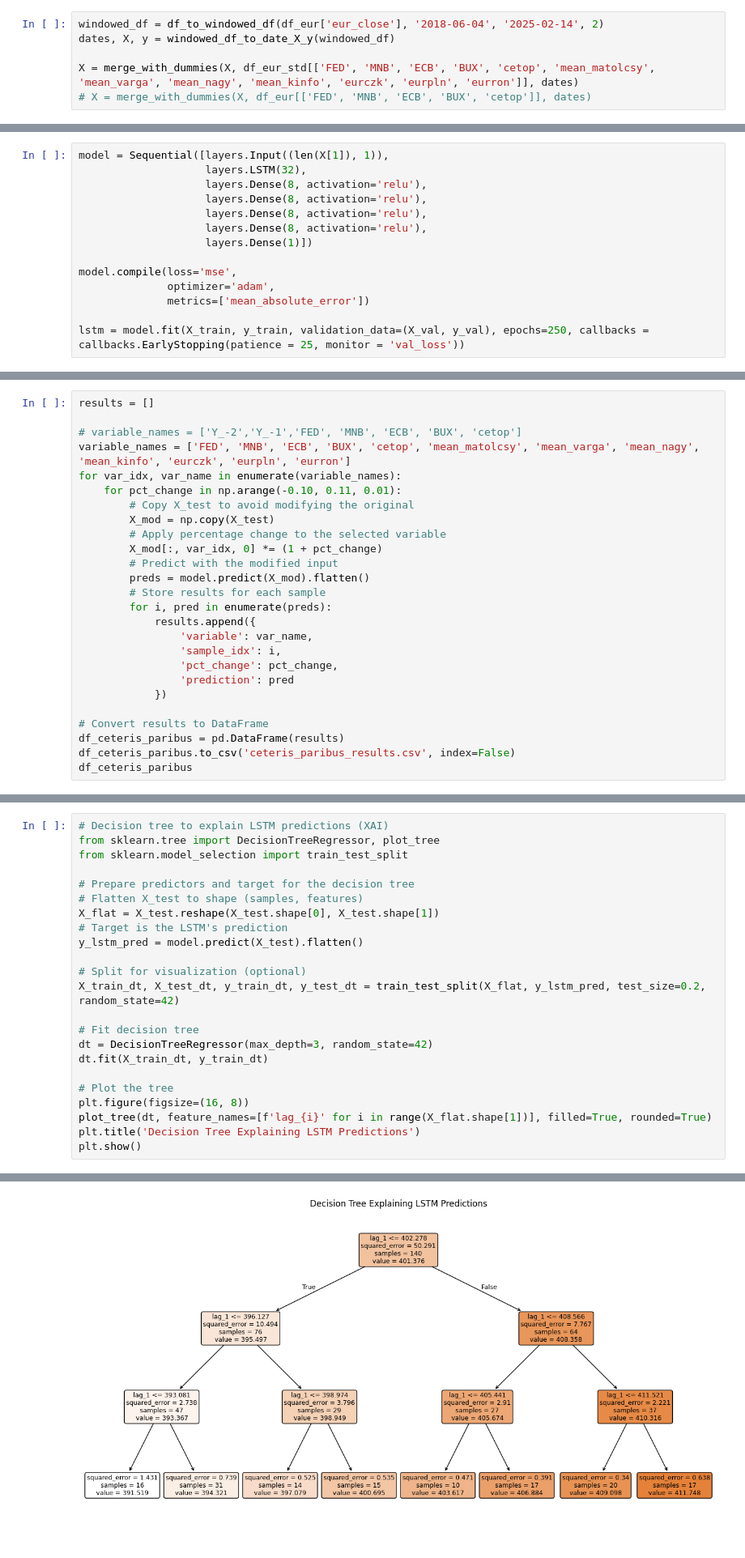
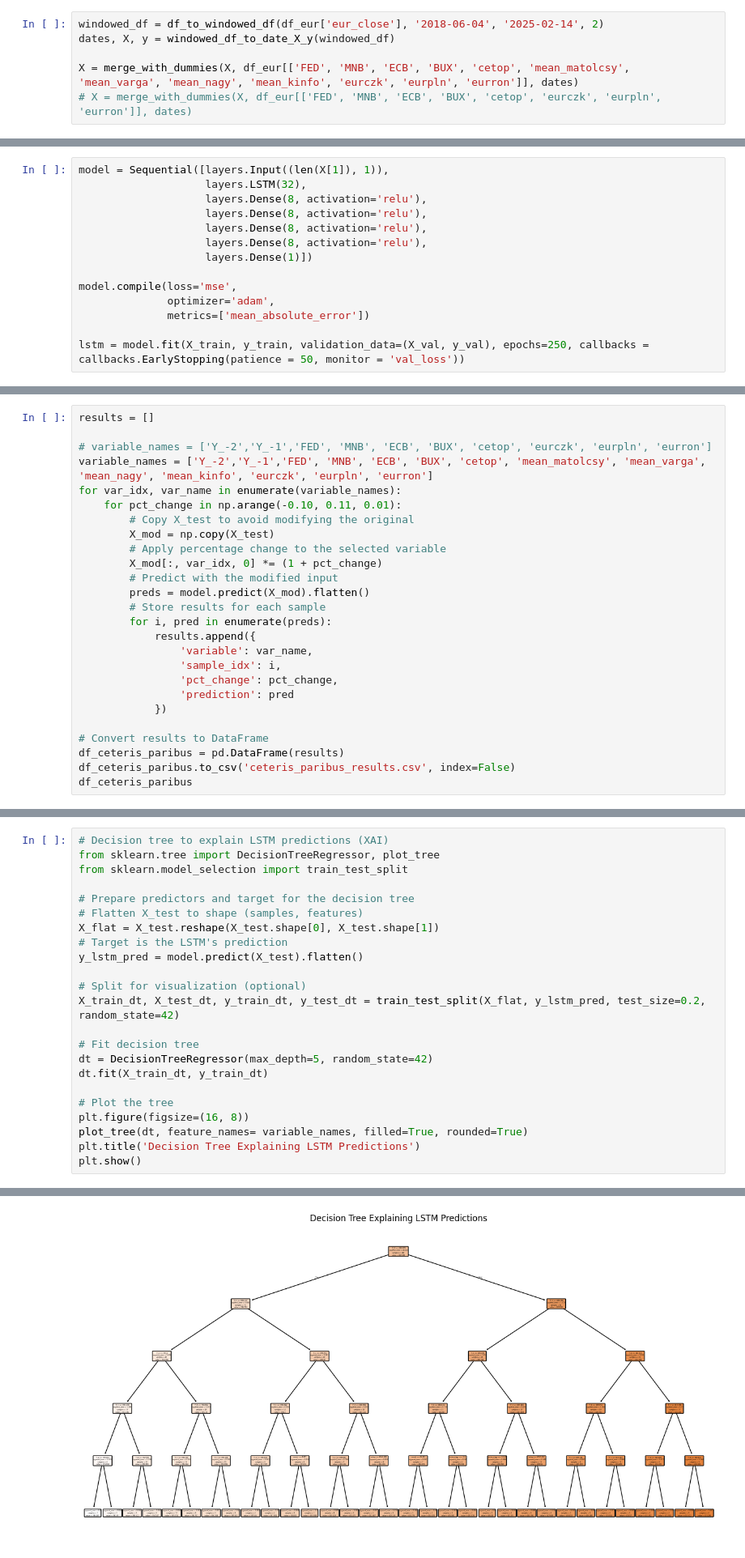
Before and after one commit to DLeves/TDK-Eur-Huf, a Jupyter notebook: LSTM/LSTM_with_base_rate.ipynb, the cells around one changed output, grey strips where cells are left out. Shown: that part at 81% size. Drawn from its saved outputs; the diff is of its cells as text.

```diff
--- a/LSTM/LSTM_with_base_rate.ipynb
+++ b/LSTM/LSTM_with_base_rate.ipynb
@@ -65,8 +63,8 @@ df_eur['eur_close'].plot()
 windowed_df = df_to_windowed_df(df_eur['eur_close'], '2018-06-04', '2025-02-14', 2)
 dates, X, y = windowed_df_to_date_X_y(windowed_df)
 
-X = merge_with_dummies(X, df_eur_std[['FED', 'MNB', 'ECB', 'BUX', 'cetop', 'mean_matolcsy', 'mean_varga', 'mean_nagy', 'mean_kinfo', 'eurczk', 'eurpln', 'eurron']], dates)
-# X = merge_with_dummies(X, df_eur[['FED', 'MNB', 'ECB', 'BUX', 'cetop']], dates)
+X = merge_with_dummies(X, df_eur[['FED', 'MNB', 'ECB', 'BUX', 'cetop', 'mean_matolcsy', 'mean_varga', 'mean_nagy', 'mean_kinfo', 'eurczk', 'eurpln', 'eurron']], dates)
+# X = merge_with_dummies(X, df_eur[['FED', 'MNB', 'ECB', 'BUX', 'cetop', 'eurczk', 'eurpln', 'eurron']], dates)
 # %%
 q_80 = int(len(dates) * .8)
 q_90 = int(len(dates) * .9)
@@ -99,6 +97,6 @@ model.compile(loss='mse',
               optimizer='adam',
               metrics=['mean_absolute_error'])
 
-lstm = model.fit(X_train, y_train, validation_data=(X_val, y_val), epochs=250, callbacks = callbacks.EarlyStopping(patience = 25, monitor = 'val_loss'))
+lstm = model.fit(X_train, y_train, validation_data=(X_val, y_val), epochs=250, callbacks = callbacks.EarlyStopping(patience = 50, monitor = 'val_loss'))
 # %% [output]
 Epoch 1/250
@@ -197,8 +195,8 @@ Root Mean Squared Error on test data: 1.4598089745066547
 # %%
 results = []
 
-# variable_names = ['Y_-2','Y_-1','FED', 'MNB', 'ECB', 'BUX', 'cetop']
-variable_names = ['FED', 'MNB', 'ECB', 'BUX', 'cetop', 'mean_matolcsy', 'mean_varga', 'mean_nagy', 'mean_kinfo', 'eurczk', 'eurpln', 'eurron']
+# variable_names = ['Y_-2','Y_-1','FED', 'MNB', 'ECB', 'BUX', 'cetop', 'eurczk', 'eurpln', 'eurron']
+variable_names = ['Y_-2','Y_-1','FED', 'MNB', 'ECB', 'BUX', 'cetop', 'mean_matolcsy', 'mean_varga', 'mean_nagy', 'mean_kinfo', 'eurczk', 'eurpln', 'eurron']
 for var_idx, var_name in enumerate(variable_names):
     for pct_change in np.arange(-0.10, 0.11, 0.01):
         # Copy X_test to avoid modifying the original
@@ -281,26 +308,26 @@ plt.show()
 # %%
 # Decision tree to explain LSTM predictions (XAI)
 from sklearn.tree import DecisionTreeRegressor, plot_tree
 from sklearn.model_selection import train_test_split
 
 # Prepare predictors and target for the decision tree
 # Flatten X_test to shape (samples, features)
 X_flat = X_test.reshape(X_test.shape[0], X_test.shape[1])
 # Target is the LSTM's prediction
 y_lstm_pred = model.predict(X_test).flatten()
 
 # Split for visualization (optional)
 X_train_dt, X_test_dt, y_train_dt, y_test_dt = train_test_split(X_flat, y_lstm_pred, test_size=0.2, random_state=42)
 
 # Fit decision tree
-dt = DecisionTreeRegressor(max_depth=3, random_state=42)
+dt = DecisionTreeRegressor(max_depth=5, random_state=42)
 dt.fit(X_train_dt, y_train_dt)
 
 # Plot the tree
 plt.figure(figsize=(16, 8))
-plot_tree(dt, feature_names=[f'lag_{i}' for i in range(X_flat.shape[1])], filled=True, rounded=True)
+plot_tree(dt, feature_names= variable_names, filled=True, rounded=True)
 plt.title('Decision Tree Explaining LSTM Predictions')
 plt.show()
 # %% [output]
 6/6 ━━━━━━━━━━━━━━━━━━━━ 0s 3ms/step
-[figure, old version]
+[figure, new version]
```
Also changed, not shown: parts of 15 cells of this notebook, 4 other files.
